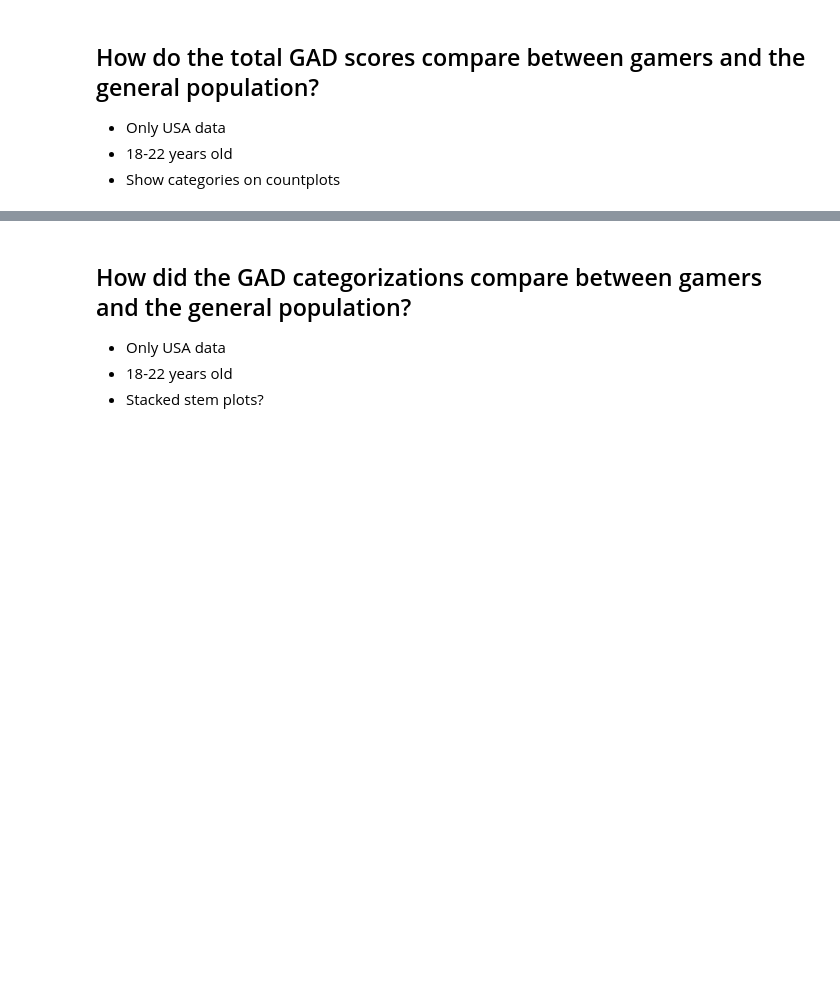
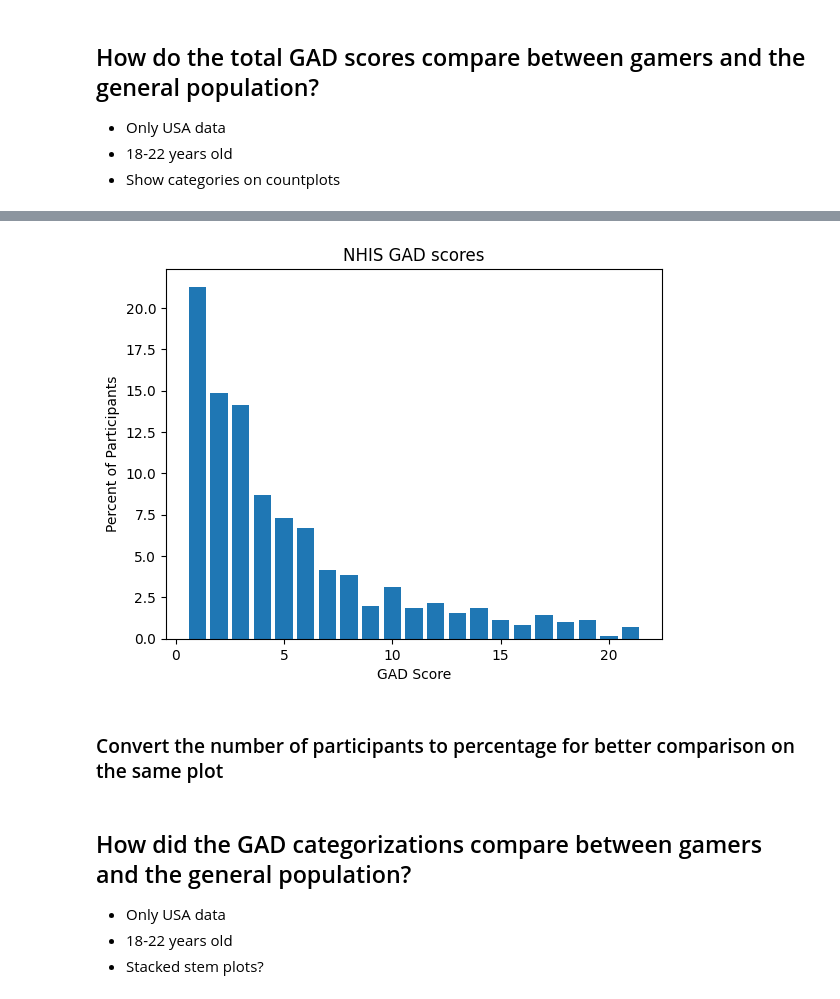
Before and after one commit to amallred/gaming-mental-health-analysis, a Jupyter notebook: notebooks/final_analysis.ipynb, the cells around one changed output, grey strips where cells are left out. Drawn from its saved outputs; the diff is of its cells as text; code cells hidden in the pictures; blank space fills up the shorter version.

```diff
--- a/notebooks/final_analysis.ipynb
+++ b/notebooks/final_analysis.ipynb
@@ -69,3 +107,23 @@ total_GAD_scores_result
+# %%
+nhis_GAD_scores_query = ("""
+    SELECT
+        GAD_total,
+        COUNT(*) as num_participants,
+        COUNT(*) * 100.0 / SUM(COUNT(*)) OVER () AS percentage
+    FROM gad_data_usa_18_22
+    WHERE survey_id = 2
+        AND GAD_total > 0
+    GROUP BY GAD_total
+    ORDER BY GAD_total
+""")
+
+nhis_GAD_scores_result = pd.read_sql(nhis_GAD_scores_query, conn, index_col='GAD_total')['percentage']
+
+visualize_count_plot(nhis_GAD_scores_result, 'GAD Score', 'Percent of Participants', 'NHIS GAD scores')
+# %% [output]
+[figure, added]
+# %% [markdown]
+### Convert the number of participants to percentage for better comparison on the same plot
 # %% [markdown]
 ## How did the GAD categorizations compare between gamers and the general population?
 - Only USA data
```
Also changed, not shown: parts of 7 cells of this notebook, 3 other files.
